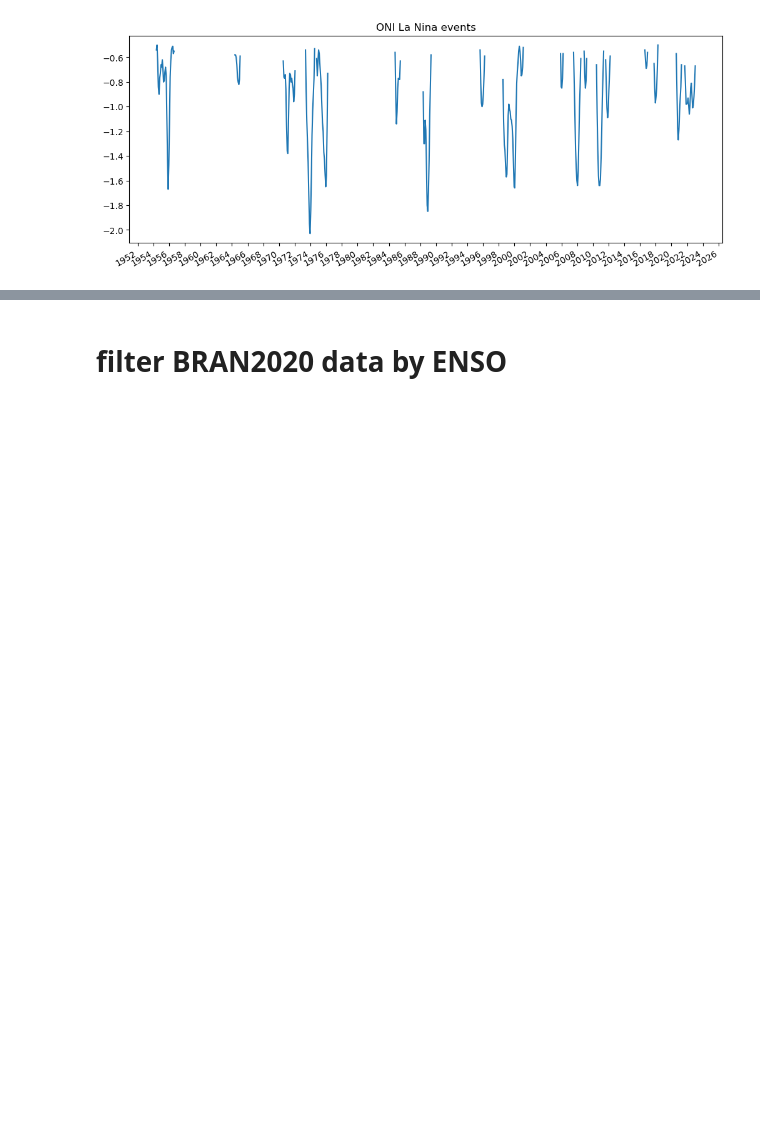
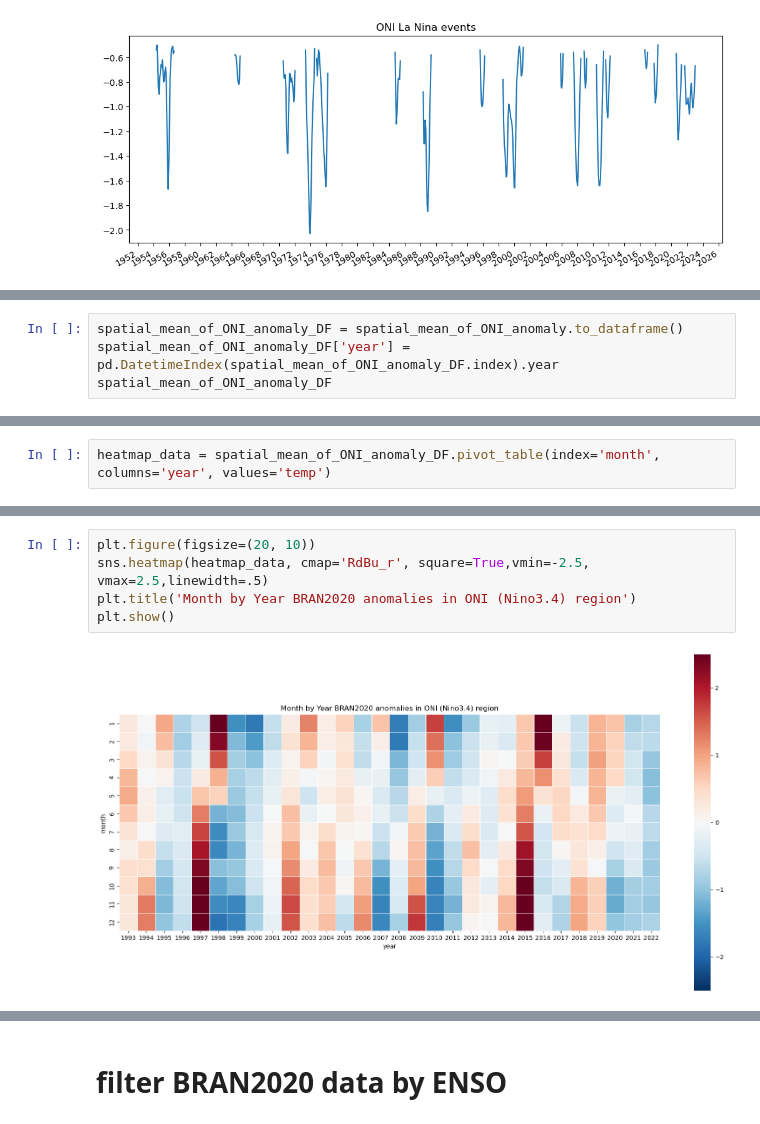
Before and after one commit to Thomas-Moore-Creative/BRAN-climatology-generator-demo, a Jupyter notebook: notebooks/demo_sandbox.ipynb, the cells around one changed output, grey strips where cells are left out. Cells and saved outputs as stored; diff of their text form; blank space fills up the shorter version.

```diff
--- a/notebooks/demo_sandbox.ipynb
+++ b/notebooks/demo_sandbox.ipynb
@@ -435,0 +426,4 @@ plt.show()
+# %%
+spatial_mean_of_ONI_anomaly_DF = spatial_mean_of_ONI_anomaly.to_dataframe()
+spatial_mean_of_ONI_anomaly_DF['year'] = pd.DatetimeIndex(spatial_mean_of_ONI_anomaly_DF.index).year
+spatial_mean_of_ONI_anomaly_DF
@@ -435,0 +445,2 @@ plt.show()
+# %%
+heatmap_data = spatial_mean_of_ONI_anomaly_DF.pivot_table(index='month', columns='year', values='temp')
@@ -435,0 +465,7 @@ plt.show()
+# %%
+plt.figure(figsize=(20, 10))
+sns.heatmap(heatmap_data, cmap='RdBu_r', square=True,vmin=-2.5, vmax=2.5,linewidth=.5)
+plt.title('Month by Year BRAN2020 anomalies in ONI (Nino3.4) region')
+plt.show()
+# %% [output]
+[figure, added]
```
Also changed, not shown: parts of 20 cells of this notebook.
